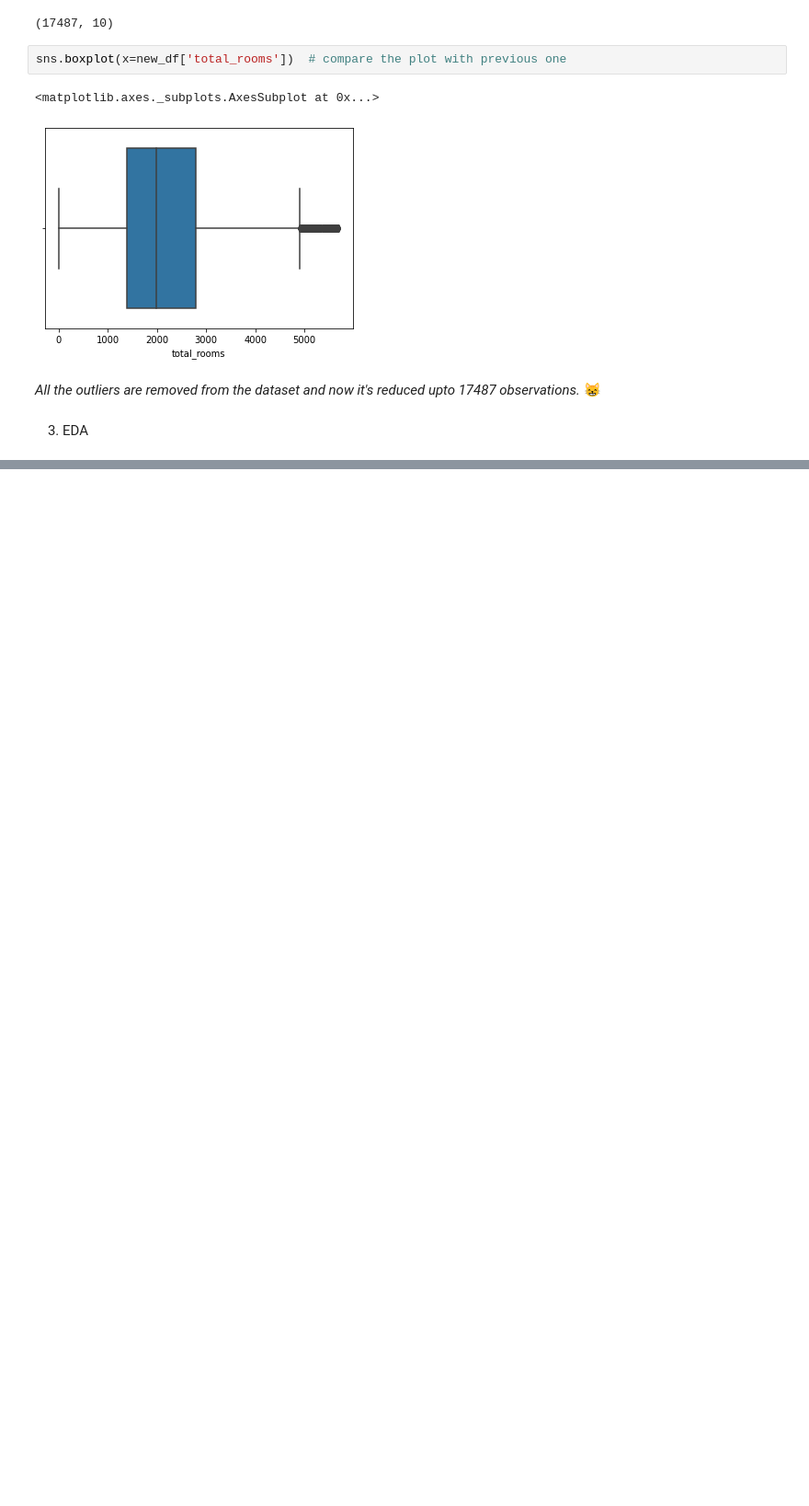
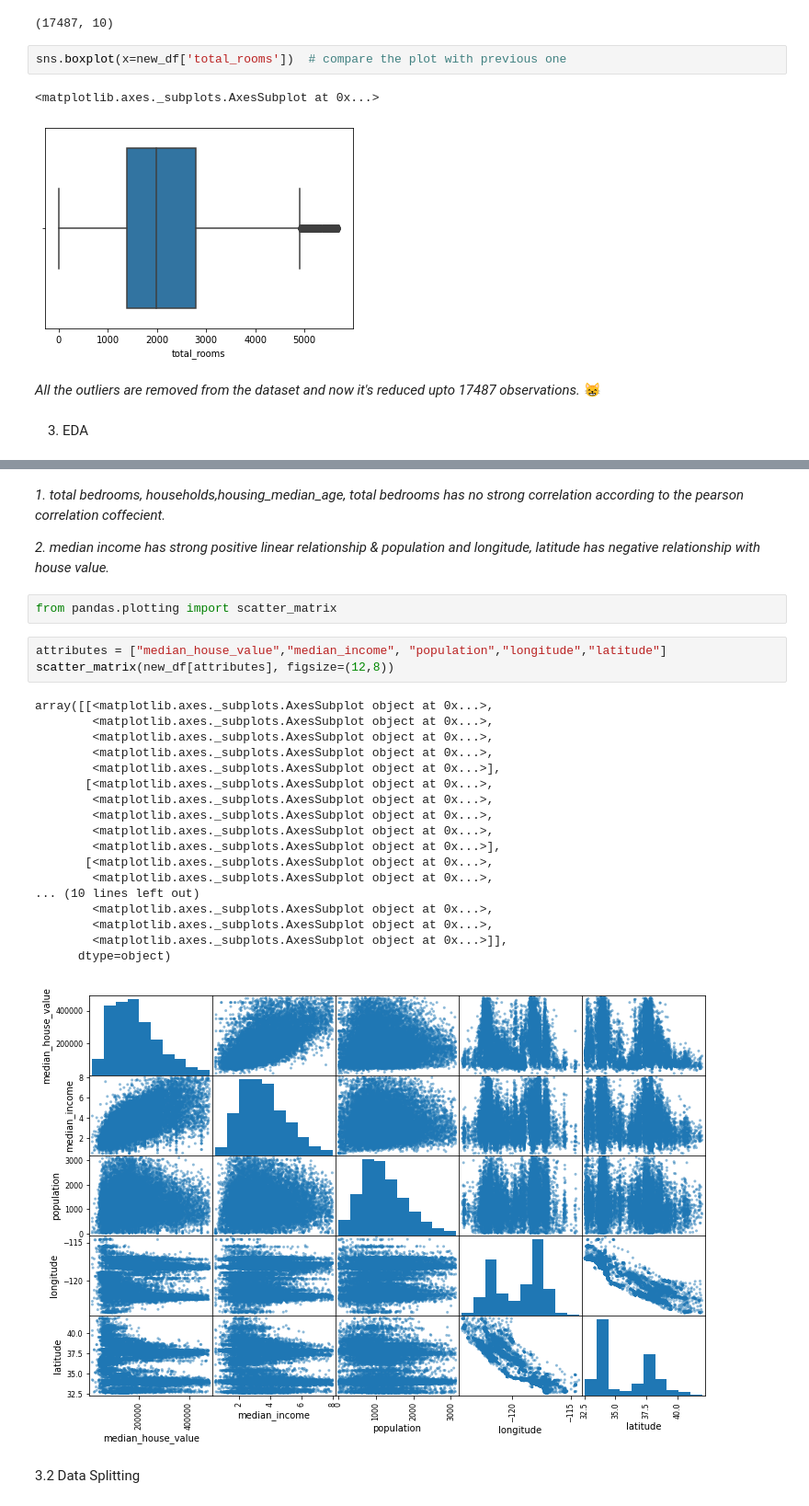
Before and after one commit to AyomiUpeksha/House-Price-Prediction, a Jupyter notebook: House_Price_Prediction.ipynb, the cells around one changed output, grey strips where cells are left out. Shown at 92% size. Saved outputs shown, nothing was run; the diff lists cells and outputs as text; blank space fills up the shorter version.

```diff
--- a/House_Price_Prediction.ipynb
+++ b/House_Price_Prediction.ipynb
@@ -271,0 +297,30 @@ sns.boxplot(x=new_df['total_rooms'])  # compare the plot with previous one
+# %% [markdown]
+*1.* *total bedrooms, households,housing_median_age, total bedrooms has no strong correlation according to the pearson correlation coffecient.*
+
+*2.* *median income has strong positive linear relationship & population and longitude, latitude has negative relationship with house value.*
+# %%
+from pandas.plotting import scatter_matrix
+# %%
+attributes = ["median_house_value","median_income", "population","longitude","latitude"]
+scatter_matrix(new_df[attributes], figsize=(12,8))
+# %% [output]
+array([[<matplotlib.axes._subplots.AxesSubplot object at 0x...>,
+        <matplotlib.axes._subplots.AxesSubplot object at 0x...>,
+        <matplotlib.axes._subplots.AxesSubplot object at 0x...>,
+        <matplotlib.axes._subplots.AxesSubplot object at 0x...>,
+        <matplotlib.axes._subplots.AxesSubplot object at 0x...>],
+       [<matplotlib.axes._subplots.AxesSubplot object at 0x...>,
+        <matplotlib.axes._subplots.AxesSubplot object at 0x...>,
+        <matplotlib.axes._subplots.AxesSubplot object at 0x...>,
+        <matplotlib.axes._subplots.AxesSubplot object at 0x...>,
+        <matplotlib.axes._subplots.AxesSubplot object at 0x...>],
+       [<matplotlib.axes._subplots.AxesSubplot object at 0x...>,
+        <matplotlib.axes._subplots.AxesSubplot object at 0x...>,
+... (10 lines left out)
+        <matplotlib.axes._subplots.AxesSubplot object at 0x...>,
+        <matplotlib.axes._subplots.AxesSubplot object at 0x...>,
+        <matplotlib.axes._subplots.AxesSubplot object at 0x...>]],
+      dtype=object)
+[figure, added]
+# %% [markdown]
+3.2 Data Splitting
```
Also changed, not shown: parts of 29 cells of this notebook.
